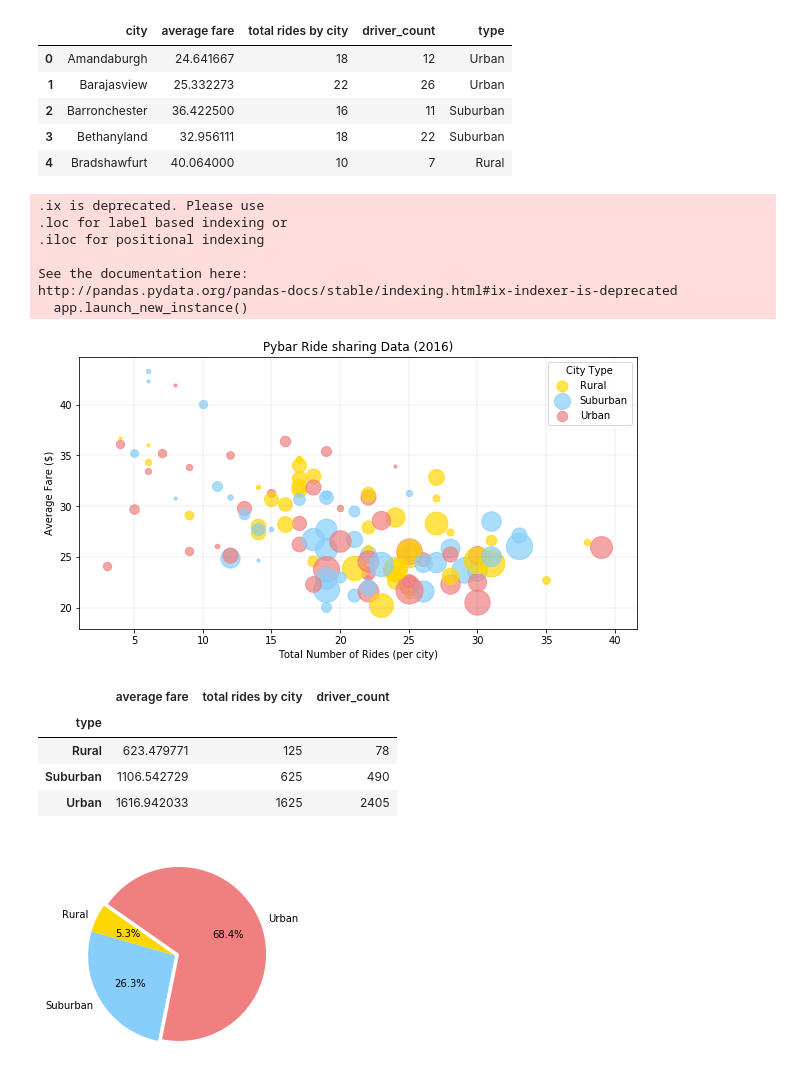
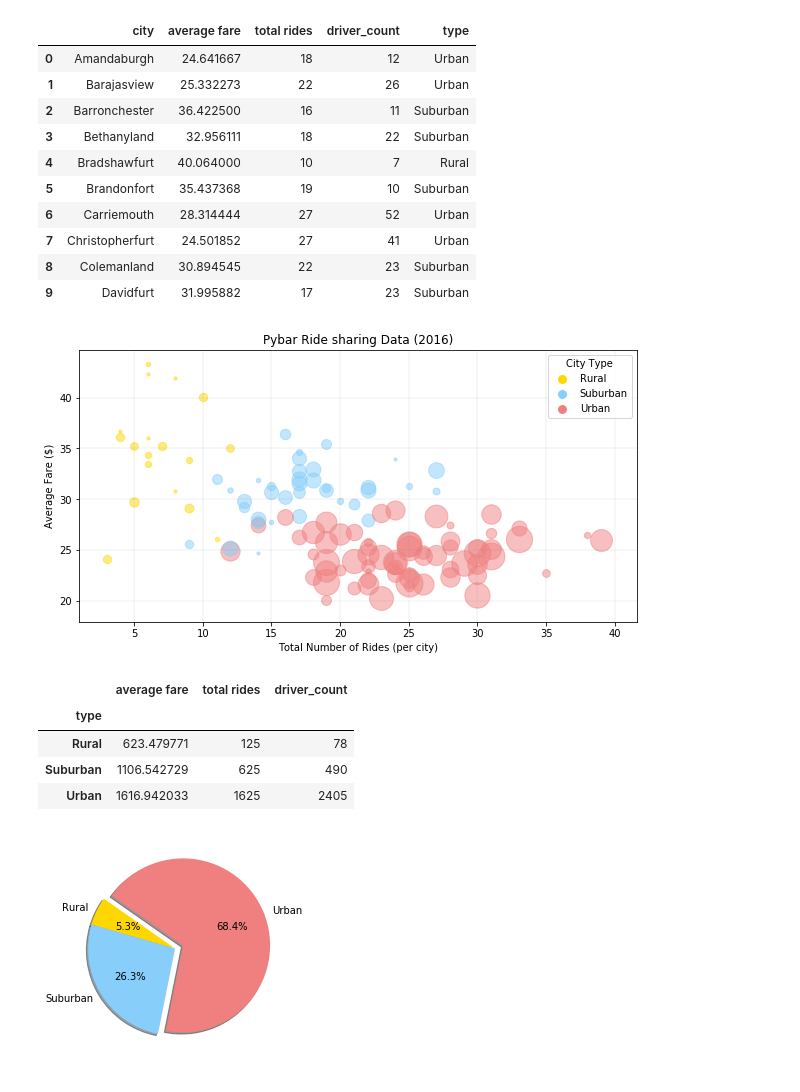
Before and after one commit to Vangroovy/Matplotlib, a Jupyter notebook: Pyber.ipynb, the cells around one changed output. Saved outputs shown, nothing was run; the diff lists cells and outputs as text; code cells hidden in the pictures.

```diff
--- a/Pyber.ipynb
+++ b/Pyber.ipynb
@@ -34,67 +83,59 @@ city_data_df.head()
 # %%
-
-
-#Summarize the average fare by city
-city_data_summary = ride_data_df[['city', 'fare']]
-#city_data_summary.head()
-fare_by_city= city_data_summary.groupby(['city'])['fare'].mean()
-rides_by_city = city_data_summary.groupby(['city'])['fare'].count()
 #rides_by_city.head(100)
-city_summary = pd.DataFrame({'average fare':fare_by_city, "total rides by city":rides_by_city})
-#city_summary.head()
+city_summary = pd.DataFrame({'average fare':fare_by_city,"total rides": rides_by_city})
+city_summary.head()
 
 #Combine the data into a single dataset
 ride_share_data= pd.merge(city_summary, city_data_df, how='outer', on='city')
-ride_share_data.head()
+ride_share_data.head(10)
 # %% [output]
-|  | city | average fare | total rides by city | driver_count | type |
+|  | city | average fare | total rides | driver_count | type |
 | 0 | Amandaburgh | 24.641667 | 18 | 12 | Urban |
 | 1 | Barajasview | 25.332273 | 22 | 26 | Urban |
 | 2 | Barronchester | 36.422500 | 16 | 11 | Suburban |
 | 3 | Bethanyland | 32.956111 | 18 | 22 | Suburban |
 | 4 | Bradshawfurt | 40.064000 | 10 | 7 | Rural |
+| 5 | Brandonfort | 35.437368 | 19 | 10 | Suburban |
+| 6 | Carriemouth | 28.314444 | 27 | 52 | Urban |
+| 7 | Christopherfurt | 24.501852 | 27 | 41 | Urban |
+| 8 | Colemanland | 30.894545 | 22 | 23 | Suburban |
+| 9 | Davidfurt | 31.995882 | 17 | 23 | Suburban |
 # %%
 #Obtain the x and y coordinates for each of the three city types
 
-def scatterplot(ride_share_data,x=ride_share_data['total rides by city'], y=ride_share_data['average fare'],
-                label = ride_share_data['type']):
+def scatterplot(ride_share_data,x, y):
 
     fig, ax = plt.subplots(figsize=(10,5))
 
     #assign the color to each data point
-    colors = ['gold','lightskyblue','lightcoral']
-    city_type = ["Rural", 'Suburban','Urban']
+    colors = ride_share_data['type'].replace(['Rural','Suburban','Urban'], ['gold','lightskyblue','lightcoral'])
 
     #iterate through the dataset plotting each data point and assinging it to the corresponding color and size
     for i in range (len(ride_share_data)):
         #define the size of the dot
         size = ride_share_data["driver_count"]*10
-        ax.scatter(x.ix[i],y.ix[i], alpha=0.70, color=colors[i%len(colors)], s=size[i])
+
+        #plot each dot
+        plt.scatter(x.loc[i],y.loc[i], alpha=0.50, color=colors[i], s=size[i])
 
     #add labels
     plt.title('Pybar Ride sharing Data (2016)')
     plt.xlabel('Total Number of Rides (per city)')
     plt.ylabel('Average Fare ($)')
 
     #add gridlines
     ax.grid(color='grey', linestyle='-', linewidth = 0.25, alpha = 0.5)
 
-    #add legend
-    plt.legend(city_type, loc="best", title='City Type')
+scatterplot(ride_share_data, ride_share_data['total rides'], ride_share_data['average fare'])
 
-    plt.show()
-
-scatterplot(ride_share_data,x=ride_share_data['total rides by city'], y=ride_share_data['average fare'],
-           label=ride_share_data['type'])
+#add legend
+markers = [Line2D([0], [0], marker='o', markerfacecolor='gold', label='Rural', markersize=10, color='w'),
+           Line2D([0], [0], marker='o', markerfacecolor='lightskyblue', label='Suburban', markersize=10, color='w'),
+           Line2D([0], [0], marker='o', markerfacecolor='lightcoral', label='Urban', markersize=10, color='w')]
+plt.legend(handles=markers, loc="best", title='City Type')
+plt.show()
 # %% [output]
-.ix is deprecated. Please use
-.loc for label based indexing or
-.iloc for positional indexing
-
-See the documentation here:
-http://pandas.pydata.org/pandas-docs/stable/indexing.html#ix-indexer-is-deprecated
-  app.launch_new_instance()
-[figure, old version]
+[figure, new version]
 # %%
 #Total Rides by City Type
 #Calculate total ride by city type
@@ -103,14 +144,14 @@ sum_rides_type = ride_share_data.groupby(["type"]).sum()
 #Place the city types into a list
 sum_rides_type.head()
 # %% [output]
-|  | average fare | total rides by city | driver_count |
+|  | average fare | total rides | driver_count |
 | type |  |  |  |
 | Rural | 623.479771 | 125 | 78 |
 | Suburban | 1106.542729 | 625 | 490 |
 | Urban | 1616.942033 | 1625 | 2405 |
 # %%
 # Tells matplotlib to seperate the "Urban" section from the others
-explode = (0, 0, 0.05)
+explode = (0, 0, 0.1)
 
 #assign the color to each data point and assign the label
 colors = ['gold', 'lightskyblue', 'lightcoral']
@@ -118,11 +159,11 @@ labels = ['Rural', 'Suburban', 'Urban']
 
 
 #Build Pie Chart
-ride_city_type = plt.pie(sum_rides_type['total rides by city'],explode=explode, labels=labels,
-           colors=colors, autopct="%1.1f%%",startangle=145)
+ride_city_type = plt.pie(sum_rides_type['total rides'],explode=explode, labels=labels,
+           colors=colors, autopct="%1.1f%%",startangle=145, shadow = True)
 plt.show()
 # %% [output]
-[figure, old version]
+[figure, new version]
 # %%
 #Total Drivers by City Type
 #Calculate Driver Percents
```
Also changed, not shown: parts of 5 cells of this notebook.
